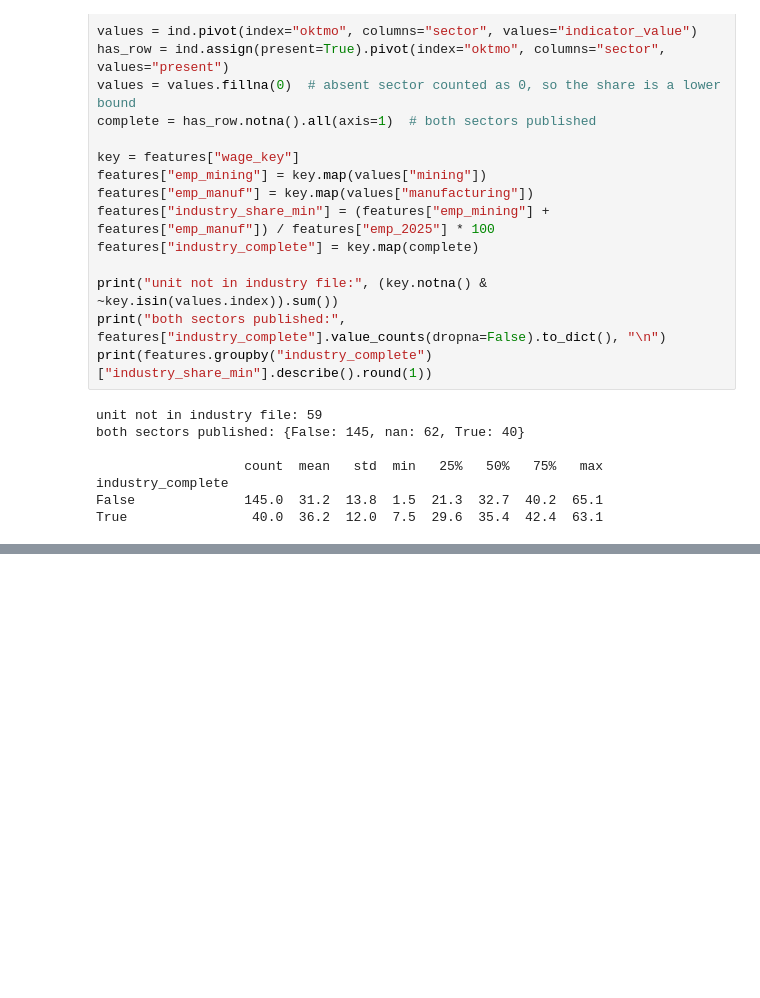
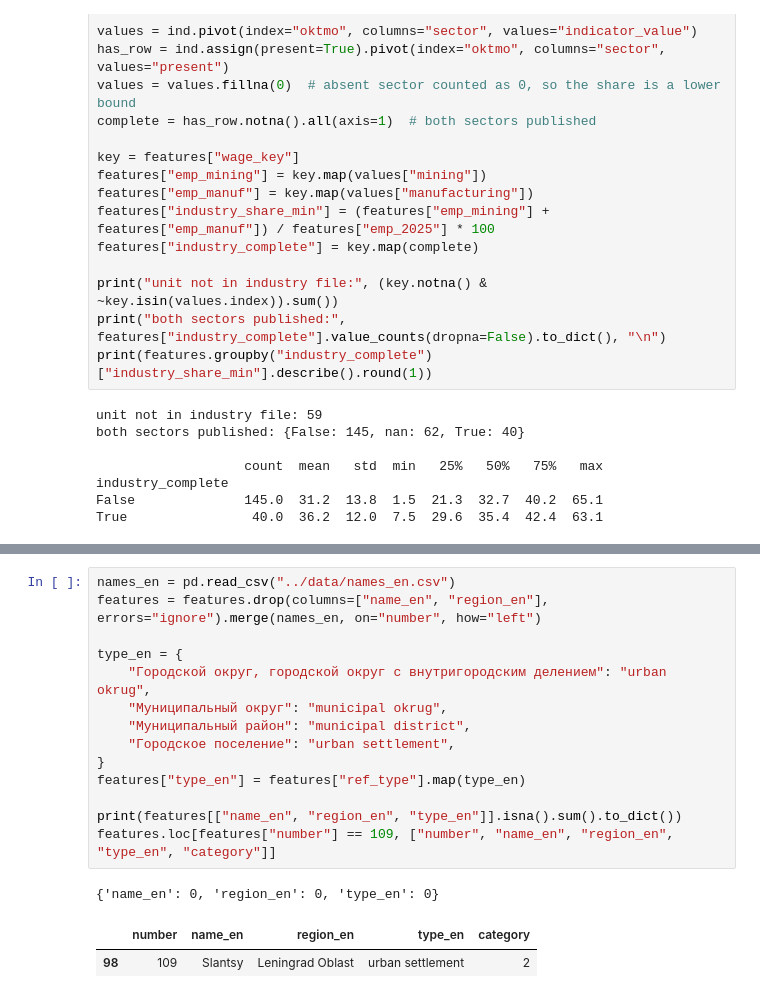
Before and after one commit to evelina-kalugina/-russian-monotowns-typology, a Jupyter notebook: notebooks/03_features.ipynb, the cells around one changed output, grey strips where cells are left out. Saved outputs shown, nothing was run; the diff lists cells and outputs as text; blank space fills up the shorter version.

```diff
--- a/notebooks/03_features.ipynb
+++ b/notebooks/03_features.ipynb
@@ -526,0 +537,18 @@ True                40.0  36.2  12.0  7.5  29.6  35.4  42.4  63.1
+# %%
+names_en = pd.read_csv("../data/names_en.csv")
+features = features.drop(columns=["name_en", "region_en"], errors="ignore").merge(names_en, on="number", how="left")
+
+type_en = {
+    "Городской округ, городской округ с внутригородским делением": "urban okrug",
+    "Муниципальный округ": "municipal okrug",
+    "Муниципальный район": "municipal district",
+    "Городское поселение": "urban settlement",
+}
+features["type_en"] = features["ref_type"].map(type_en)
+
+print(features[["name_en", "region_en", "type_en"]].isna().sum().to_dict())
+features.loc[features["number"] == 109, ["number", "name_en", "region_en", "type_en", "category"]]
+# %% [output]
+{'name_en': 0, 'region_en': 0, 'type_en': 0}
+|  | number | name_en | region_en | type_en | category |
+| 98 | 109 | Slantsy | Leningrad Oblast | urban settlement | 2 |
```
Also changed, not shown: parts of 2 cells of this notebook, 1 other file.
